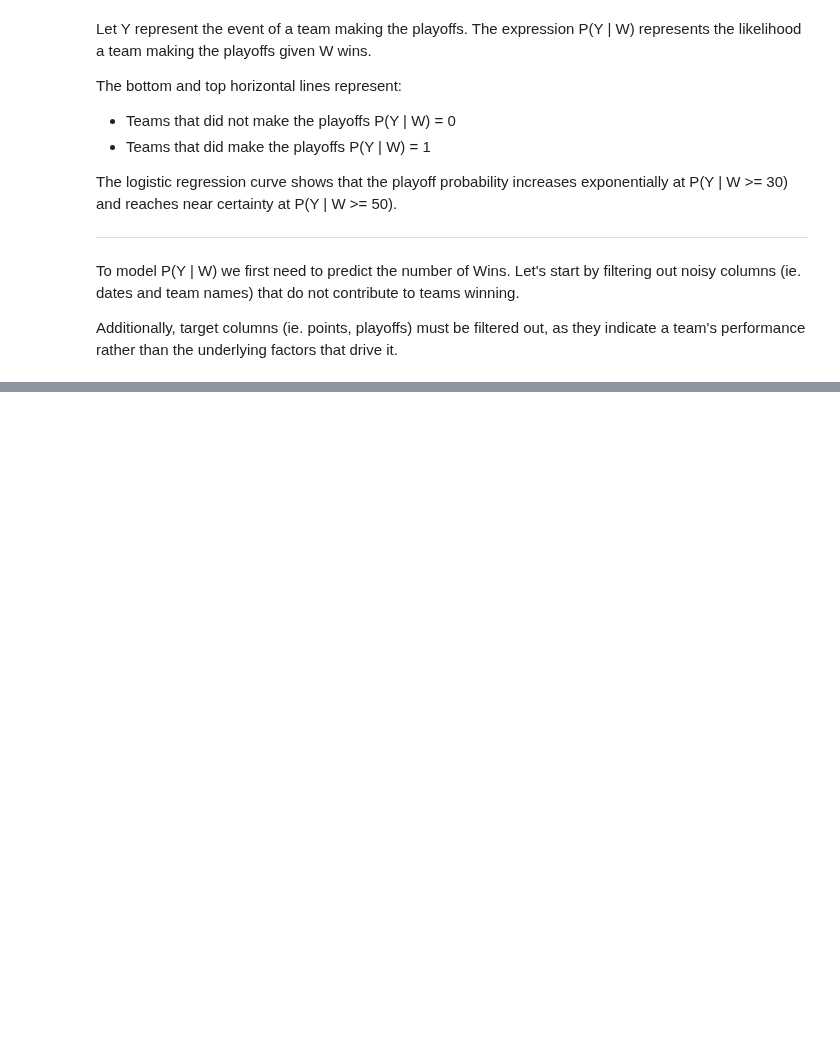
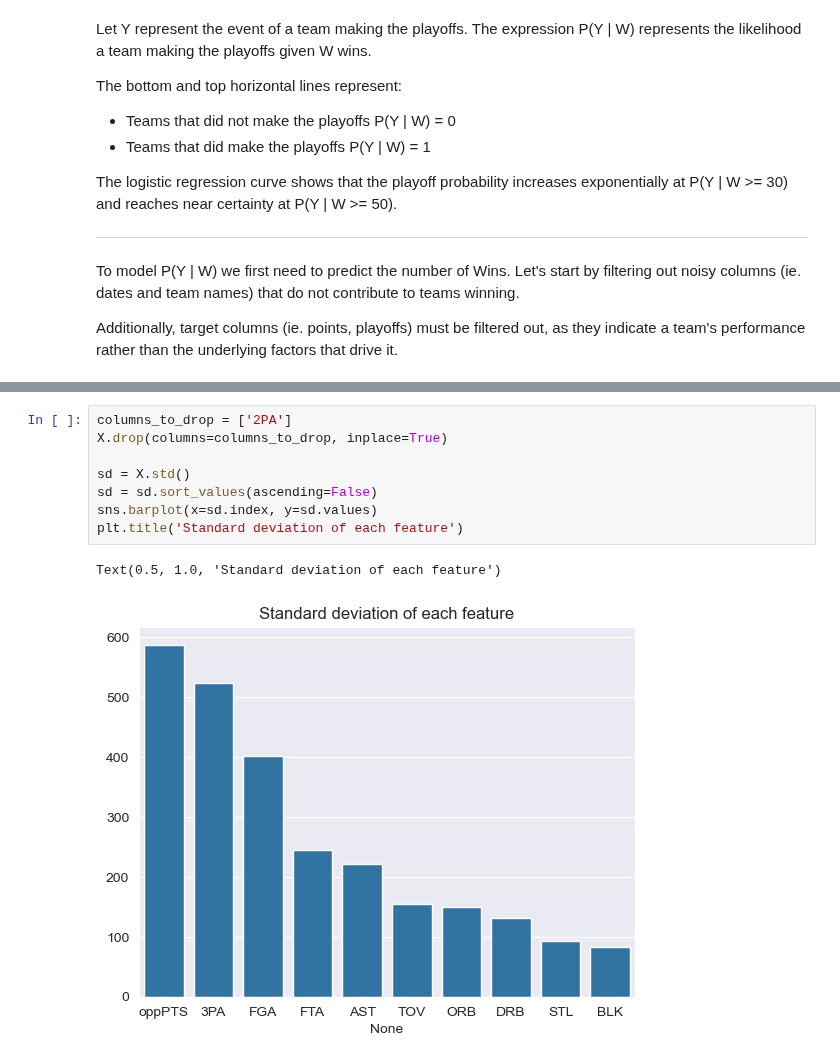
Before and after one commit to availe/CTP-Data-Science, a Jupyter notebook: Week-07-Regression/Exercise-RD-Regression.ipynb, the cells around one changed output, grey strips where cells are left out. Cells and saved outputs as stored; diff of their text form; blank space fills up the shorter version.

```diff
--- a/Week-07-Regression/Exercise-RD-Regression.ipynb
+++ b/Week-07-Regression/Exercise-RD-Regression.ipynb
@@ -74,0 +76,11 @@ df = n - k - 1, where n = |observations|, let k = |independent variables|
+# %%
+columns_to_drop = ['2PA']
+X.drop(columns=columns_to_drop, inplace=True)
+
+sd = X.std()
+sd = sd.sort_values(ascending=False)
+sns.barplot(x=sd.index, y=sd.values)
+plt.title('Standard deviation of each feature')
+# %% [output]
+Text(0.5, 1.0, 'Standard deviation of each feature')
+[figure, added]
```
Also changed, not shown: parts of 2 cells of this notebook.
